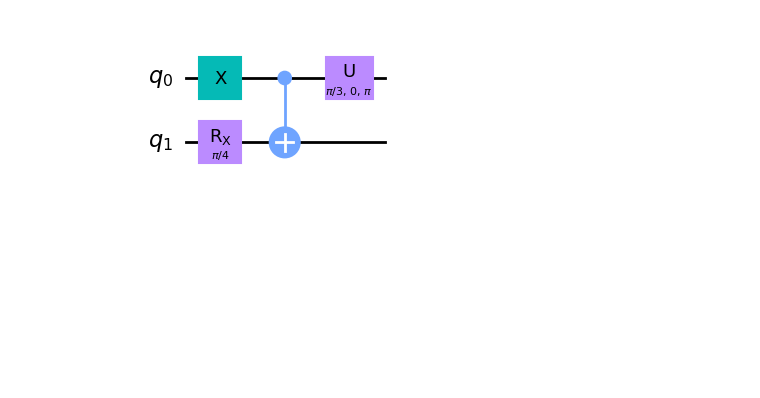
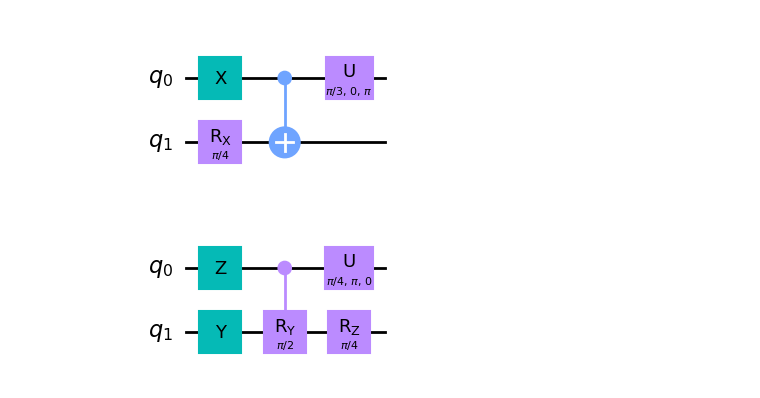
Before and after one commit to NewtZhang/quantum, a Jupyter notebook: Quantum-Optimization/Note.ipynb, the cells around one changed output. Drawn from its saved outputs; the diff is of its cells as text; code cells hidden in the pictures; blank space fills up the shorter version.

```diff
--- a/Quantum-Optimization/Note.ipynb
+++ b/Quantum-Optimization/Note.ipynb
@@ -64,3 +66,18 @@ qc.u(np.pi/3, 0, np.pi, 0)
 qc.draw("mpl")
 # %% [output]
 [figure]
+# %%
+# Exercise 2.2
+import numpy as np
+
+qc = QuantumCircuit(2)
+
+qc.z(0)
+qc.y(1)
+qc.cry(np.pi*1/2,0,1)
+qc.u(np.pi/4, np.pi, 0, 0)
+qc.rz(np.pi/4, 1)
+
+qc.draw("mpl")
+# %% [output]
+[figure, added]
```
Also changed, not shown: parts of 11 cells of this notebook, 1 other file.
